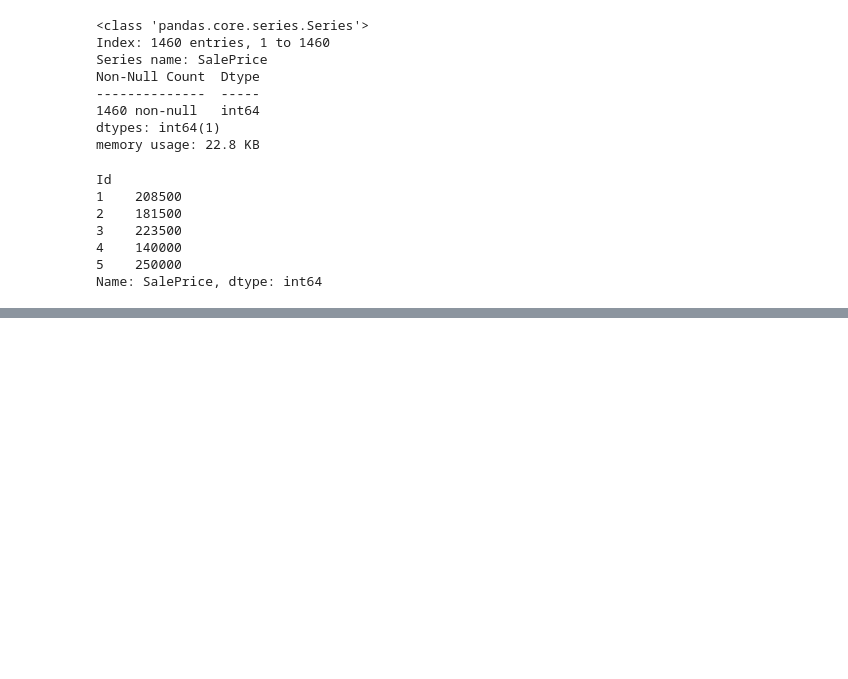
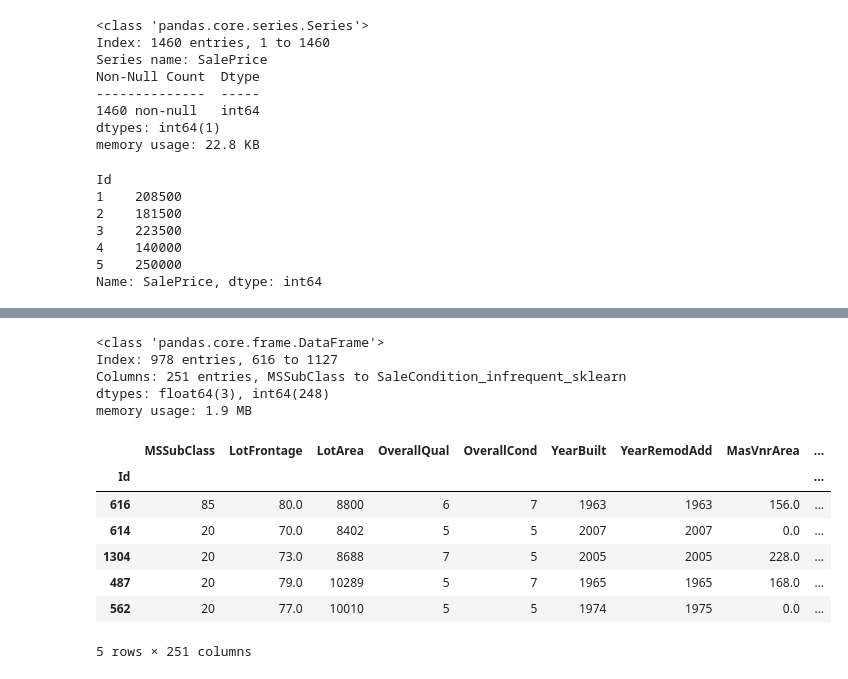
Before and after one commit to chloea31/machine_learning, a Jupyter notebook: notebooks/house_prices.ipynb, the cells around one changed output, grey strips where cells are left out. Drawn from its saved outputs; the diff is of its cells as text; code cells hidden in the pictures; blank space fills up the shorter version.

```diff
--- a/notebooks/house_prices.ipynb
+++ b/notebooks/house_prices.ipynb
@@ -390,34 +349,49 @@ memory usage: 129.9+ KB
 # Limit to categorical data using df.select_dtypes() => onehotencoder creates one column by possible value
 X_enc = X_train.select_dtypes(include=[object]) # X_enc = subset of categorical variables; object: probably str (to which a numerical value is assigned)
 #X_enc.info() # => 43 categorical variables = > ok
 #X_enc.head()
 
 # Creating instance of one-hot-encoder
-enc = OneHotEncoder() # handle_unknown: column in which a category is never represented (ex if a category is only represented in the test dataset),
+enc = OneHotEncoder(handle_unknown = "infrequent_if_exist", min_frequency = 10) # handle_unknown: column in which a category is never represented
+# (ex if a category is only represented in the test dataset),
 # put "error" as far as we can
 #enc
 
 # Apply one-hot encoding to the categorical columns
 enc = enc.fit(X_enc) # looks at each column and determine unique values for each column: calculates all possible values for each categorical values
 #enc.categories_ # double table: 1st element = list of possible values in the 1st column
 # (respects the order of the columns, order of the columns in X_enc)
 
 # Transform on X_enc
 X_enc_transfo = enc.transform(X_enc).toarray()
 enc.get_feature_names_out()
 
 # Building the dataframe
 df_enc = pd.DataFrame(X_enc_transfo, columns = enc.get_feature_names_out(), index = X_enc.index, dtype=int)
 #df_enc.info()
 #df_enc.head(5)
 
 # Deleting the columns containing categorical values in X_train and merging the 2 dataframes (X_train + df_enc) on IDs
 X_train_drop = X_train.drop(columns = X_enc.columns)
 #X_train.info()
 #X_train.head()
 X_train = X_train_drop.merge(df_enc, how = "left", left_index = True, right_index = True)
 X_train.info()
 X_train.head(5)
+# %% [output]
+<class 'pandas.core.frame.DataFrame'>
+Index: 978 entries, 616 to 1127
+Columns: 251 entries, MSSubClass to SaleCondition_infrequent_sklearn
+dtypes: float64(3), int64(248)
+memory usage: 1.9 MB
+|  | MSSubClass | LotFrontage | LotArea | OverallQual | OverallCond | YearBuilt | YearRemodAdd | MasVnrArea | ... |
+| Id |  |  |  |  |  |  |  |  | ... |
+| 616 | 85 | 80.0 | 8800 | 6 | 7 | 1963 | 1963 | 156.0 | ... |
+| 614 | 20 | 70.0 | 8402 | 5 | 5 | 2007 | 2007 | 0.0 | ... |
+| 1304 | 20 | 73.0 | 8688 | 7 | 5 | 2005 | 2005 | 228.0 | ... |
+| 487 | 20 | 79.0 | 10289 | 5 | 7 | 1965 | 1965 | 168.0 | ... |
+| 562 | 20 | 77.0 | 10010 | 5 | 5 | 1974 | 1975 | 0.0 | ... |
+5 rows × 251 columns
 # %%
 X_enc_transfo.shape
 # %%
```
Also changed, not shown: parts of 10 cells of this notebook.
